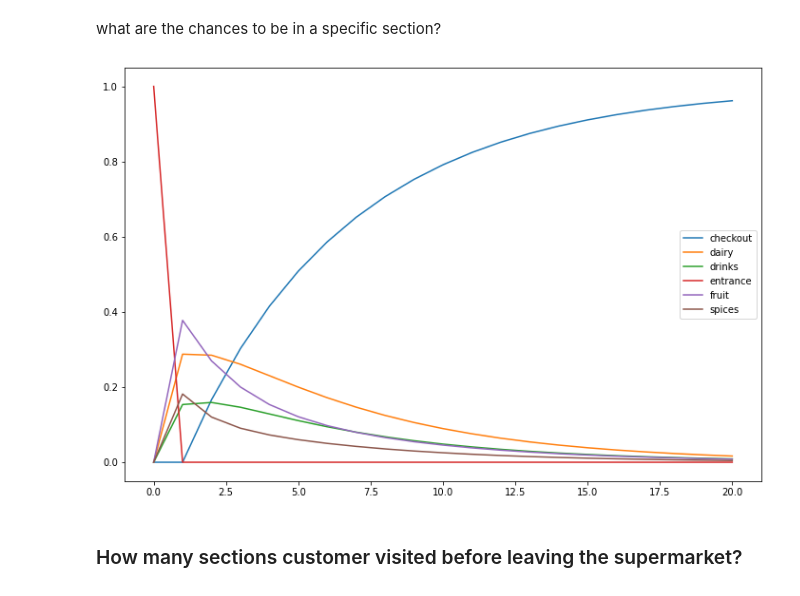
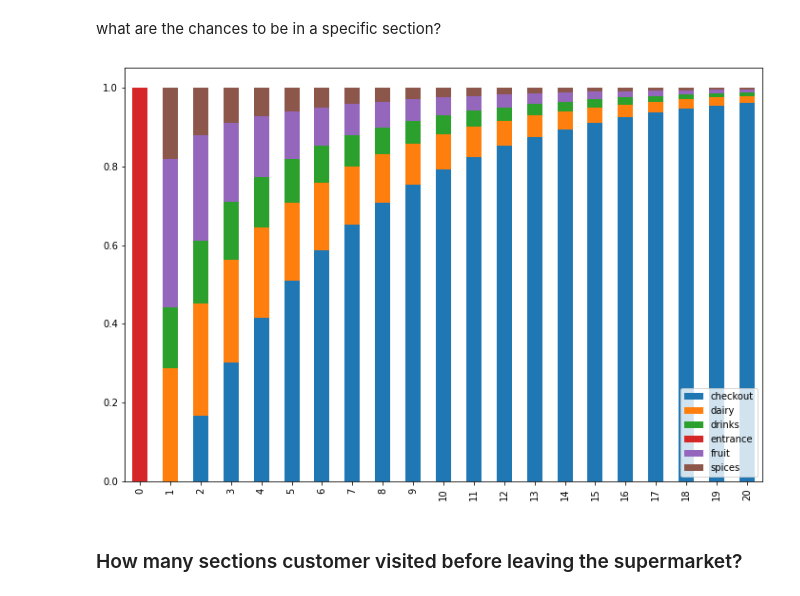
Before and after one commit to greentopsecret/random-forest-fennel-student-code, a Jupyter notebook: week_08/project/simulation.ipynb, the cells around one changed output. Cells and saved outputs as stored; diff of their text form; code cells hidden in the pictures.

Commit message:
week 8 - MCMC - stacked bar plot for probabilities-per-step plot

```diff
--- a/week_08/project/simulation.ipynb
+++ b/week_08/project/simulation.ipynb
@@ -136,22 +129,22 @@ crosstab = build_transitions_matrix(df_full)
 # %%
 def show_step_probabilities_plot(crosstab):
     initial_state = []
     for column in crosstab.columns:
         initial_state.append(int(column == 'entrance'))
 
     state = initial_state
     lines = pd.DataFrame([state], columns=crosstab.columns)
     for i in range(0,20):
         state = np.dot(state, crosstab.values)
         lines = lines.append(pd.DataFrame([state], columns=crosstab.columns))
     lines = lines.reset_index()
     del lines['index']
-    lines.plot()
+    lines.plot.bar(stacked=True)
 
 
 show_step_probabilities_plot(crosstab)
 # %% [output]
-[figure, old version]
+[figure, new version]
 # %% [markdown]
 ### How many sections customer visited before leaving the supermarket?
 # %% [markdown]
```
Also changed, not shown: parts of 7 cells of this notebook, 1 other file.
